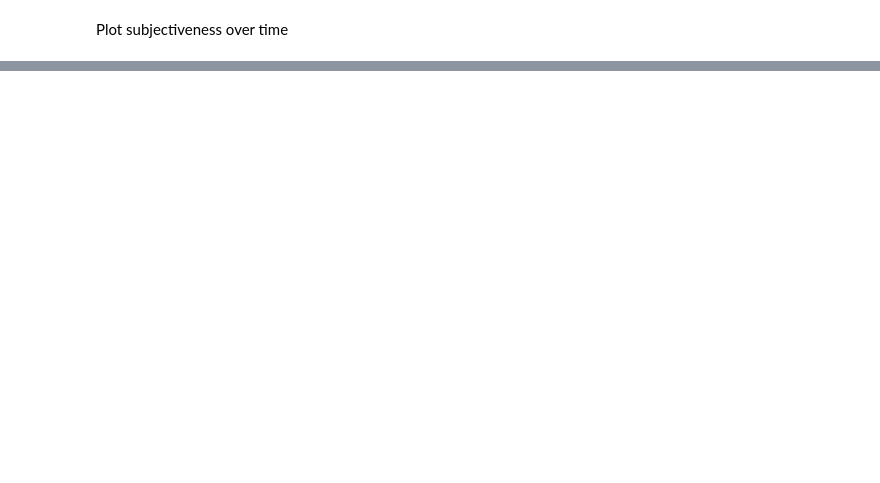
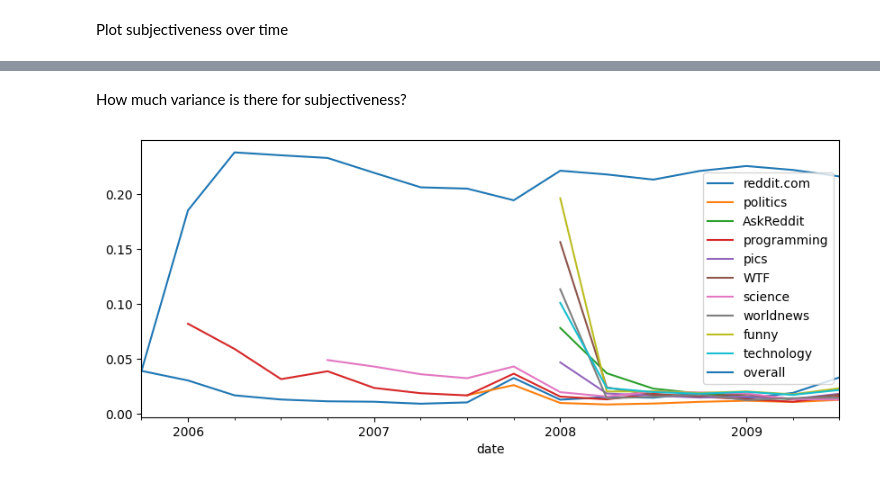
Before and after one commit to Fohlen/reddit-sentiment, a Jupyter notebook: analysis/dataset_description.ipynb, the cells around one changed output, grey strips where cells are left out. Cells and saved outputs as stored; diff of their text form; code cells hidden in the pictures; blank space fills up the shorter version.

```diff
--- a/analysis/dataset_description.ipynb
+++ b/analysis/dataset_description.ipynb
@@ -101,0 +118,16 @@ plt.show()
+# %% [markdown]
+How much variance is there for subjectiveness?
+# %%
+fig, ax = plt.subplots()
+fig.set_figwidth(10)
+fig.set_figheight(4)
+
+for subreddit in top_reddits:
+    std_total_per_quarter = df[df["subreddit"] == subreddit].resample("M")["avg_subjectivity"].std().dropna().resample("Q").mean()
+    ax = std_total_per_quarter.plot(kind="line", ax=ax, label=subreddit)
+
+ax = df.resample("M")["avg_subjectivity"].std().dropna().resample("Q").mean().plot(kind="line", ax=ax, label="overall")
+plt.legend(loc='best')
+plt.show()
+# %% [output]
+[figure, added]
```
Also changed, not shown: parts of 8 cells of this notebook.
